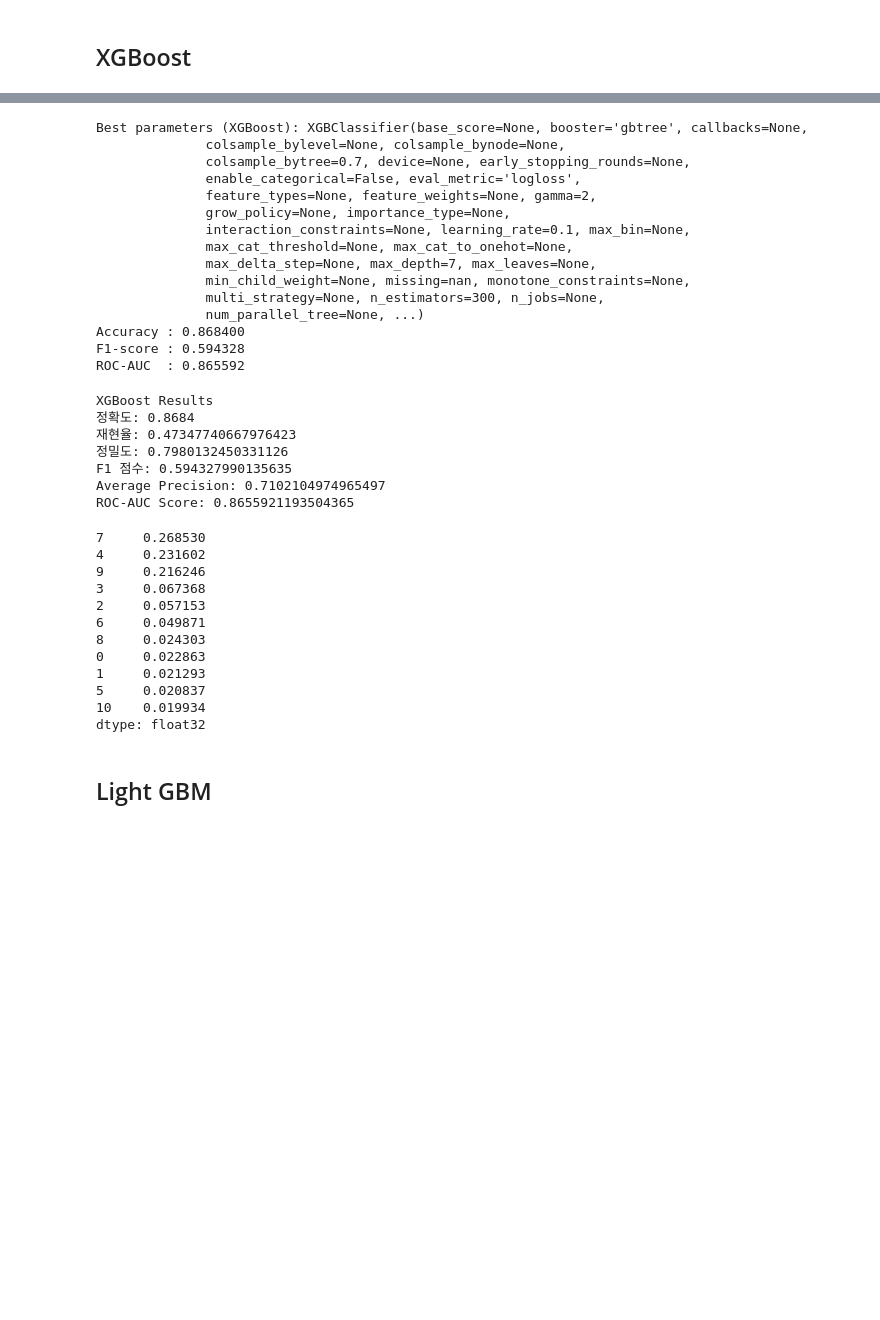
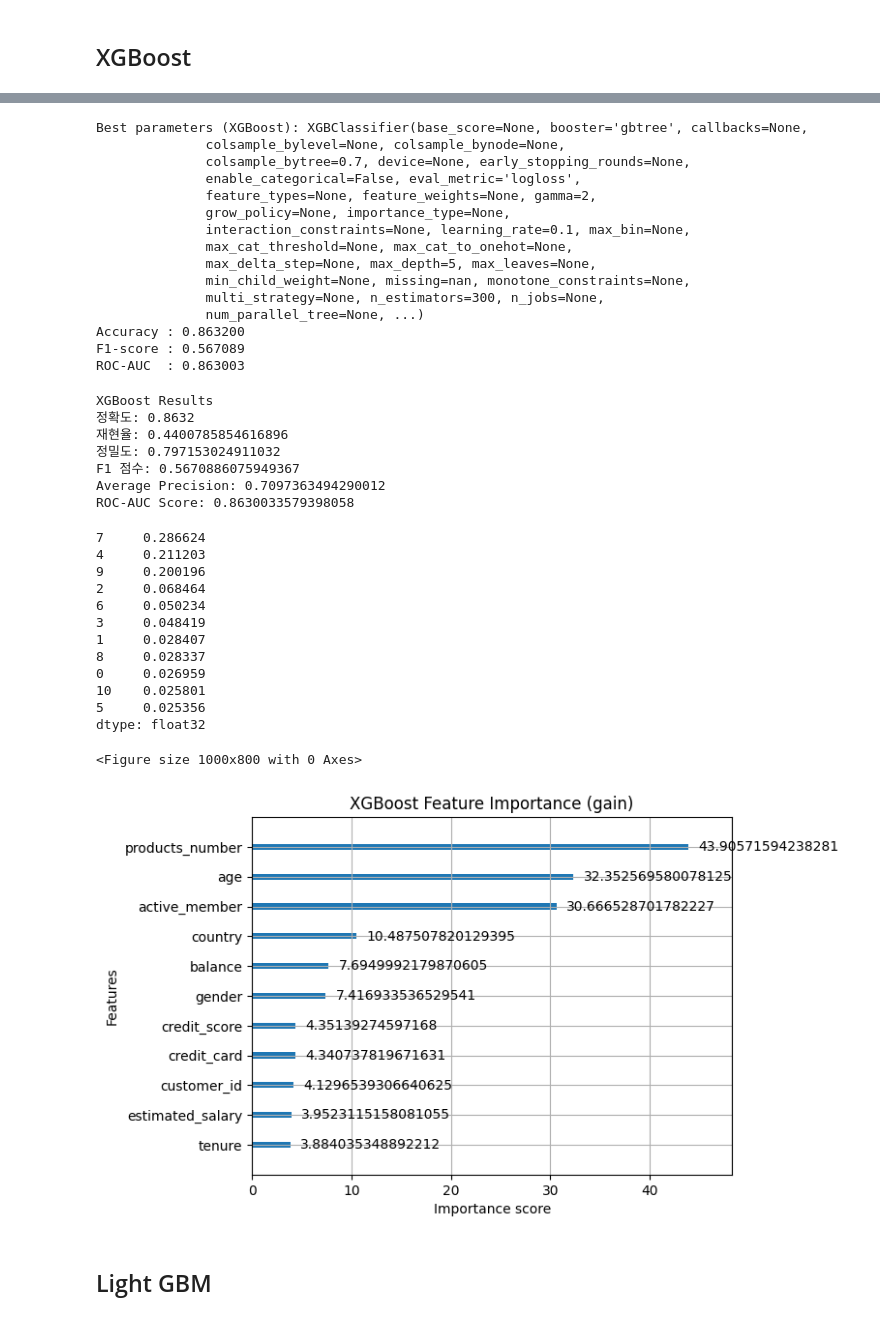
Before and after one commit to SKNETWORKS-FAMILY-AICAMP/SKN21-2nd-1Team, a Jupyter notebook: dkjung/churn.ipynb, the cells around one changed output, grey strips where cells are left out. Saved outputs shown, nothing was run; the diff lists cells and outputs as text; code cells hidden in the pictures; blank space fills up the shorter version.

```diff
--- a/dkjung/churn.ipynb
+++ b/dkjung/churn.ipynb
@@ -195,7 +195,7 @@ param_tree = { 'max_features': ['sqrt', 'log2'],
 tree_random = RandomizedSearchCV(estimator = tree,
                                 param_distributions = param_tree,
                                 n_iter = 5,
-                                verbose=2,
+                                verbose=0,
                                 scoring='roc_auc',
                                 random_state=10,
                                 n_jobs = -1)
@@ -292,7 +293,7 @@ rf_random = RandomizedSearchCV(estimator = rfc,
                                param_distributions = param_rf,
                                n_iter = 5,
                                scoring='roc_auc',
-                               verbose=2,
+                               verbose=0,
                                random_state=10,
                                n_jobs = -1)
 
@@ -357,7 +357,7 @@ weighted avg       0.84      0.81      0.82      2500
 ## XGBoost
 # %%
 from xgboost import XGBClassifier
-xgb = XGBClassifier(random_state=10, objective='binary:logistic',eval_metric='logloss', tree_method='approx')
+xgb = XGBClassifier(random_state=10, objective='binary:logistic',eval_metric='logloss', tree_method='approx', verbosity=0)
 
 
 param_xgb = {'n_estimators': [200, 300, 500],
@@ -371,7 +371,7 @@ param_xgb = {'n_estimators': [200, 300, 500],
 xgbc = RandomizedSearchCV(estimator = xgb,
                     param_distributions = param_xgb,
                    n_iter = 5,
-                   verbose=2,
+                   verbose=0,
                    random_state=10,
                    n_jobs = -1)
 
@@ -418,40 +434,50 @@ Best parameters (XGBoost): XGBClassifier(base_score=None, booster='gbtree', call
               grow_policy=None, importance_type=None,
               interaction_constraints=None, learning_rate=0.1, max_bin=None,
               max_cat_threshold=None, max_cat_to_onehot=None,
-              max_delta_step=None, max_depth=7, max_leaves=None,
+              max_delta_step=None, max_depth=5, max_leaves=None,
               min_child_weight=None, missing=nan, monotone_constraints=None,
               multi_strategy=None, n_estimators=300, n_jobs=None,
               num_parallel_tree=None, ...)
-Accuracy : 0.868400
-F1-score : 0.594328
-ROC-AUC  : 0.865592
+Accuracy : 0.863200
+F1-score : 0.567089
+ROC-AUC  : 0.863003
 # %%
 print_binary_classification_metrics(
     y_test, y_predict_xgb, y_proba_xgb, "XGBoost Results"
 )
 # %% [output]
 XGBoost Results
-정확도: 0.8684
-재현율: 0.47347740667976423
-정밀도: 0.7980132450331126
-F1 점수: 0.594327990135635
-Average Precision: 0.7102104974965497
-ROC-AUC Score: 0.8655921193504365
+정확도: 0.8632
+재현율: 0.4400785854616896
+정밀도: 0.797153024911032
+F1 점수: 0.5670886075949367
+Average Precision: 0.7097363494290012
+ROC-AUC Score: 0.8630033579398058
 # %%
 pd.Series(best_xgb.feature_importances_).sort_values(ascending=False)
 # %% [output]
-7     0.268530
-4     0.231602
-9     0.216246
-3     0.067368
-2     0.057153
-6     0.049871
-8     0.024303
-0     0.022863
-1     0.021293
-5     0.020837
-10    0.019934
+7     0.286624
+4     0.211203
+9     0.200196
+2     0.068464
+6     0.050234
+3     0.048419
+1     0.028407
+8     0.028337
+0     0.026959
+10    0.025801
+5     0.025356
 dtype: float32
+# %%
+from xgboost import plot_importance
+
+plt.figure(figsize=(10, 8))
+plot_importance(best_xgb, importance_type='gain', max_num_features=30)
+plt.title("XGBoost Feature Importance (gain)")
+plt.show()
+# %% [output]
+<Figure size 1000x800 with 0 Axes>
+[figure, added]
 # %% [markdown]
 ## Light GBM
 # %%
```
Also changed, not shown: parts of 20 cells of this notebook, 4 other files.
